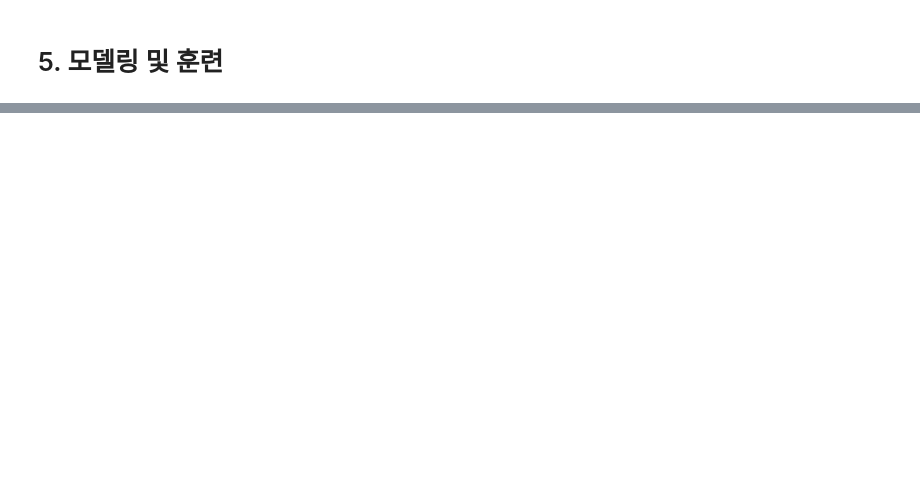
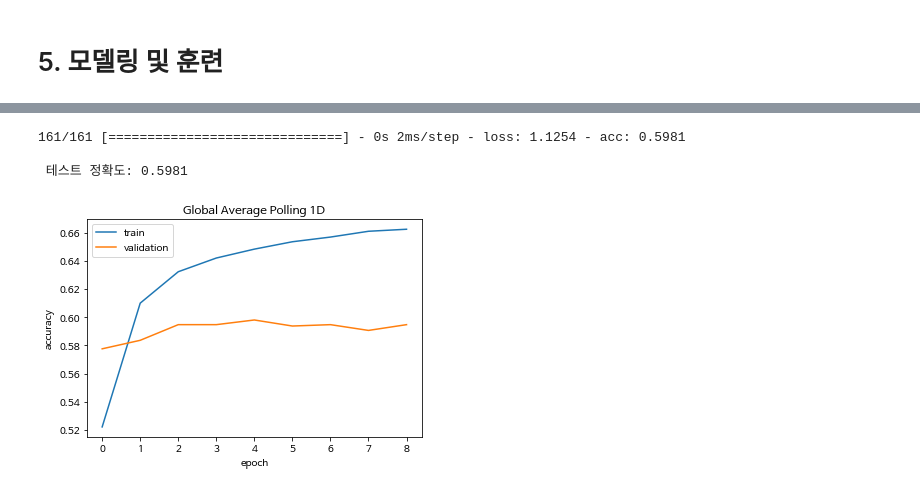
Before and after one commit to JaydenLee1116/Project4_Multi_Classification_Emotion_Prediction, a Jupyter notebook: Project_Multi-Classification-emotion.ipynb, the cells around one changed output, grey strips where cells are left out. Saved outputs shown, nothing was run; the diff lists cells and outputs as text; code cells hidden in the pictures; blank space fills up the shorter version.

```diff
--- a/Project_Multi-Classification-emotion.ipynb
+++ b/Project_Multi-Classification-emotion.ipynb
@@ -842,3 +569,0 @@ df_train.head()
-# %%
-X_train = np.array(df_train['emb_sum'])
-y_train = np.array(df_train['label'])
@@ -899,0 +586,15 @@ array([-2.7385552 ,  2.244759  , -3.1159198 , -0.60987777, -0.55548584,
+# %%
+# vocab_size=7949
+embedding_dim = 256
+hidden_units = 128
+
+model1 = Sequential()
+model1.add(Embedding(vocab_size, embedding_dim))
+model1.add(GlobalAveragePooling1D())
+model1.add(Dense(6, activation='softmax')) # 클래스 6개이므로 softmax에 따른 다중 분류
+
+es = EarlyStopping(monitor='val_loss', mode='min', verbose=1, patience=4)
+mc = ModelCheckpoint('/content/drive/MyDrive/코드스테이츠/Section4/Project/data/best_model1.h5', monitor='val_acc', mode='max', verbose=1, save_best_only=True)
+
+model1.compile(optimizer='rmsprop', loss='sparse_categorical_crossentropy', metrics=['acc'])
+history = model1.fit(X_train, y_train, epochs=15, callbacks=[es, mc], batch_size=32, validation_data=[X_val, y_val])
@@ -899,0 +619,17 @@ array([-2.7385552 ,  2.244759  , -3.1159198 , -0.60987777, -0.55548584,
+# %%
+loaded_model = load_model('/content/drive/MyDrive/코드스테이츠/Section4/Project/data/best_model1.h5')
+print(f"\n 테스트 정확도: {loaded_model.evaluate(X_val, y_val)[1]:.4f}")
+# %% [output]
+161/161 [==============================] - 0s 2ms/step - loss: 1.1254 - acc: 0.5981
+
+ 테스트 정확도: 0.5981
+# %%
+plt.plot(history.history['acc'], label='train')
+plt.plot(history.history['val_acc'], label='validation')
+plt.title('Global Average Polling 1D')
+plt.xlabel('epoch')
+plt.ylabel('accuracy')
+plt.legend()
+plt.show();
+# %% [output]
+[figure, added]
```
Also changed, not shown: parts of 71 cells of this notebook, 9 other files.
